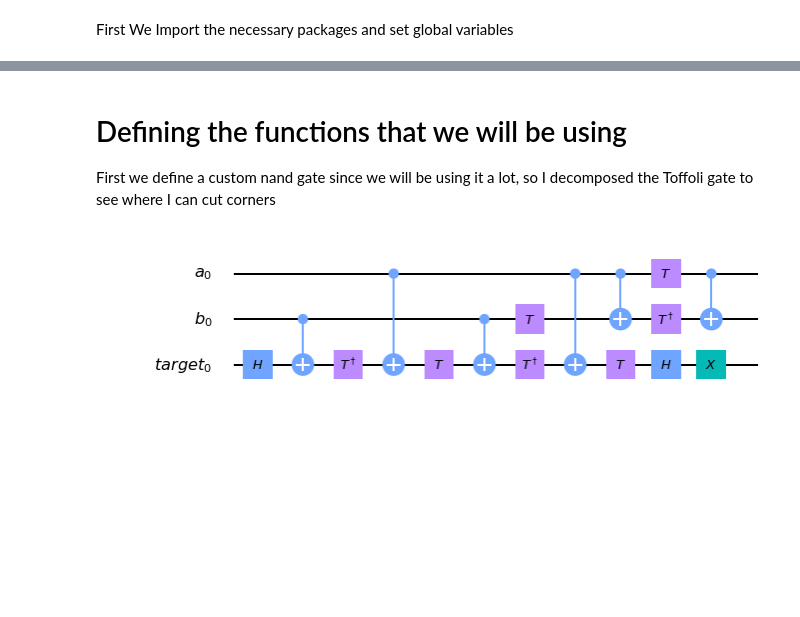
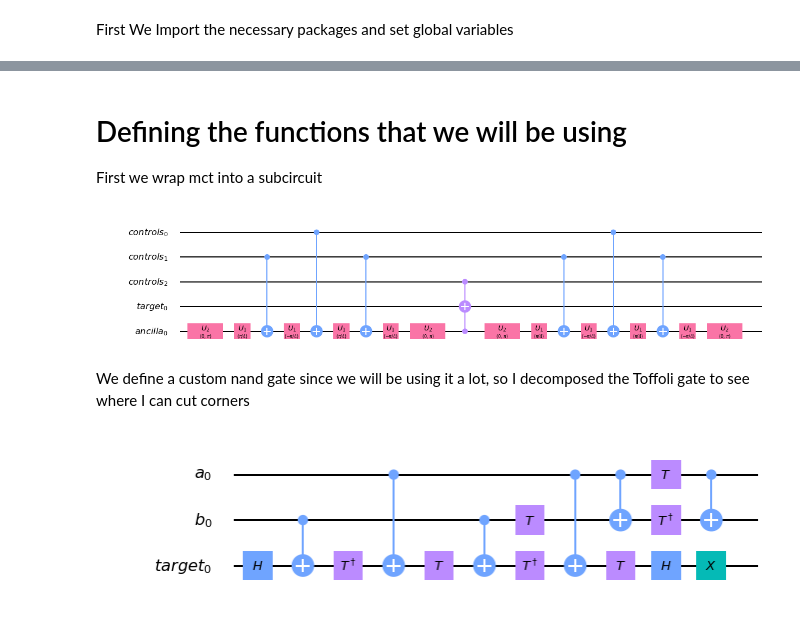
Before and after one commit to quantum-challenge/2019, a Jupyter notebook: top ten submissions/TheAxiom/TheAxiom.ipynb, the cells around one changed output, grey strips where cells are left out. Drawn from its saved outputs; the diff is of its cells as text; code cells hidden in the pictures; blank space fills up the shorter version.

```diff
--- a/top ten submissions/TheAxiom/TheAxiom.ipynb
+++ b/top ten submissions/TheAxiom/TheAxiom.ipynb
@@ -23,6 +30,34 @@ backend = provider.get_backend('ibmq_qasm_simulator')
+# %% [markdown]
+# Defining the functions that we will be using
+
+First we wrap mct into a subcircuit
+# %%
+# this will return an mct subcircuit with n control qubits with a default mode=basic
+def mct(n,mode='basic'):
+
+    controls = QuantumRegister(n,'controls')
+    target = QuantumRegister(1,'target')
+
+    # add ancilla qubits if neccessary
+    if(mode=='basic' or mode=='basic-dirty-ancilla'):
+        ancilla = QuantumRegister(n-2,'ancilla')
+    else:
+        ancilla = None
+
+    # create the circuit and call it mct
+    circuit = QuantumCircuit(controls,target,ancilla,name='mct')
+
+    circuit.mct(controls,target[0],ancilla,mode=mode)
+
+    return circuit
+
+# create and draw the subcircuit
+circuit = mct(3)
+circuit.draw(output='mpl')
+# %% [output]
+[figure, added]
 # %% [markdown]
-# Defining the functions that we will be using
-First we define a custom nand gate since we will be using it a lot, so I decomposed the Toffoli gate to see where I can cut corners
+We define a custom nand gate since we will be using it a lot, so I decomposed the Toffoli gate to see where I can cut corners
 # %%
 a = QuantumRegister(1,'a')
 b = QuantumRegister(1,'b')
```
Also changed, not shown: parts of 21 cells of this notebook.
